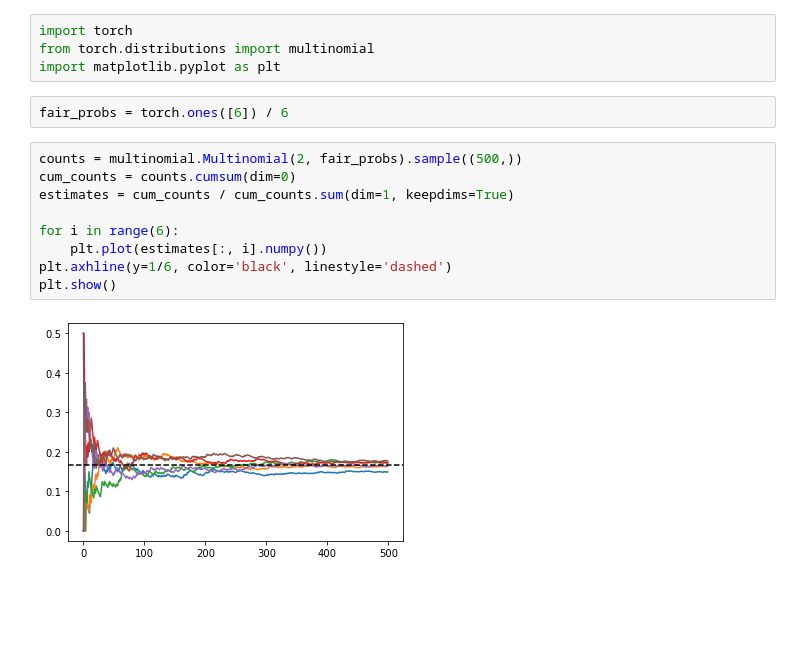
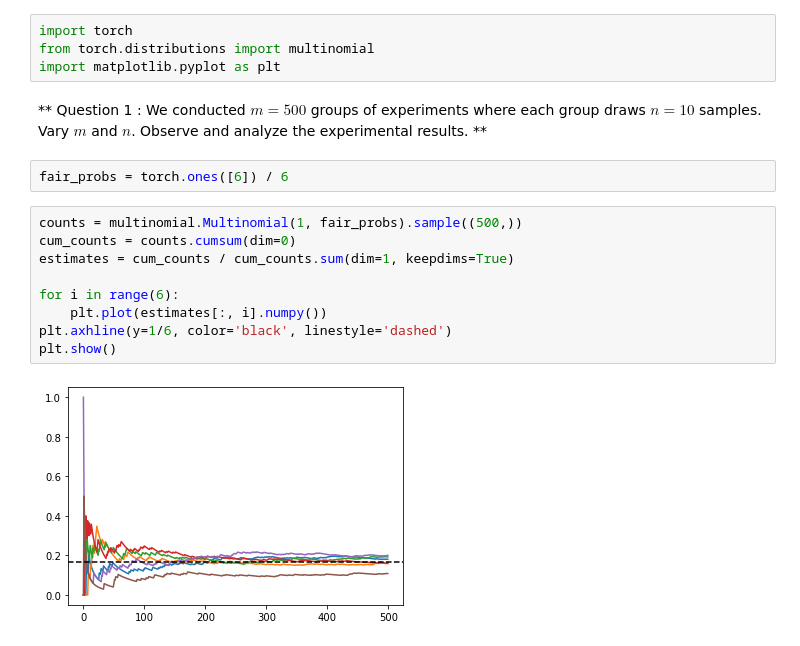
Before and after one commit to qfeuilla/my_answers_d2l, a Jupyter notebook: preliminaries/2.6_probability.ipynb, the cells around one changed output. Saved outputs shown, nothing was run; the diff lists cells and outputs as text; blank space fills up the shorter version.

```diff
--- a/preliminaries/2.6_probability.ipynb
+++ b/preliminaries/2.6_probability.ipynb
@@ -2,16 +2,18 @@
 import torch
 from torch.distributions import multinomial
 import matplotlib.pyplot as plt
+# %% [markdown]
+** Question 1 : We conducted  $ m=500 $ groups of experiments where each group draws $ n=10 $ samples. Vary $ m $ and $ n $. Observe and analyze the experimental results. **
 # %%
 fair_probs = torch.ones([6]) / 6
 # %%
-counts = multinomial.Multinomial(2, fair_probs).sample((500,))
+counts = multinomial.Multinomial(1, fair_probs).sample((500,))
 cum_counts = counts.cumsum(dim=0)
 estimates = cum_counts / cum_counts.sum(dim=1, keepdims=True)
 
 for i in range(6):
     plt.plot(estimates[:, i].numpy())
 plt.axhline(y=1/6, color='black', linestyle='dashed')
 plt.show()
 # %% [output]
-[figure, old version]
+[figure, new version]
```
Also changed, not shown: parts of 9 cells of this notebook, 2 other files.
